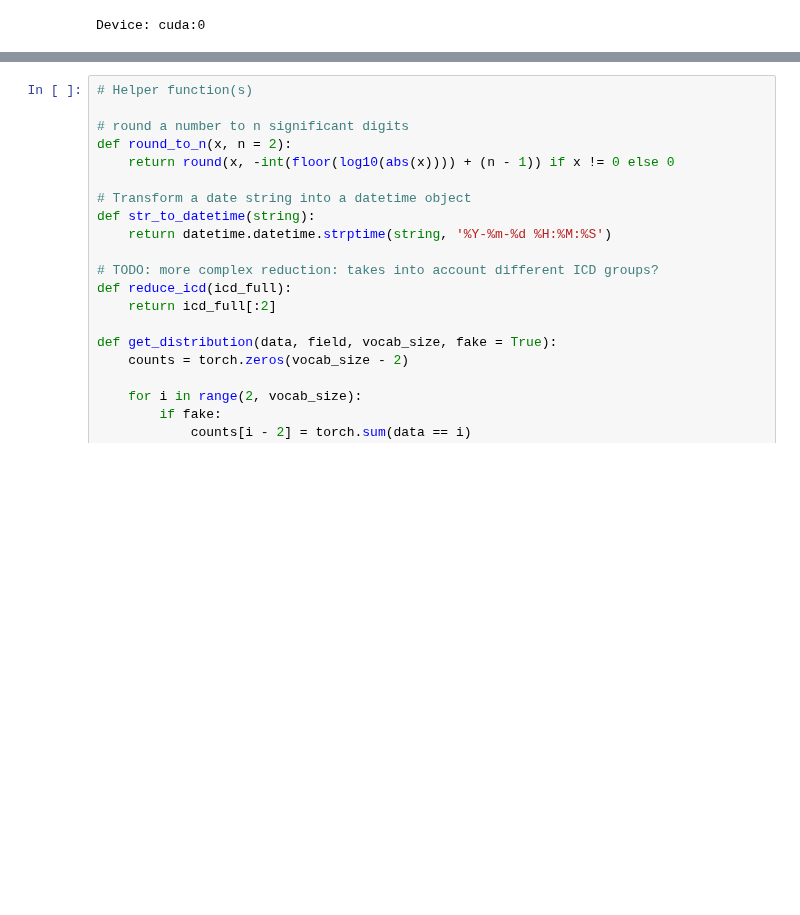
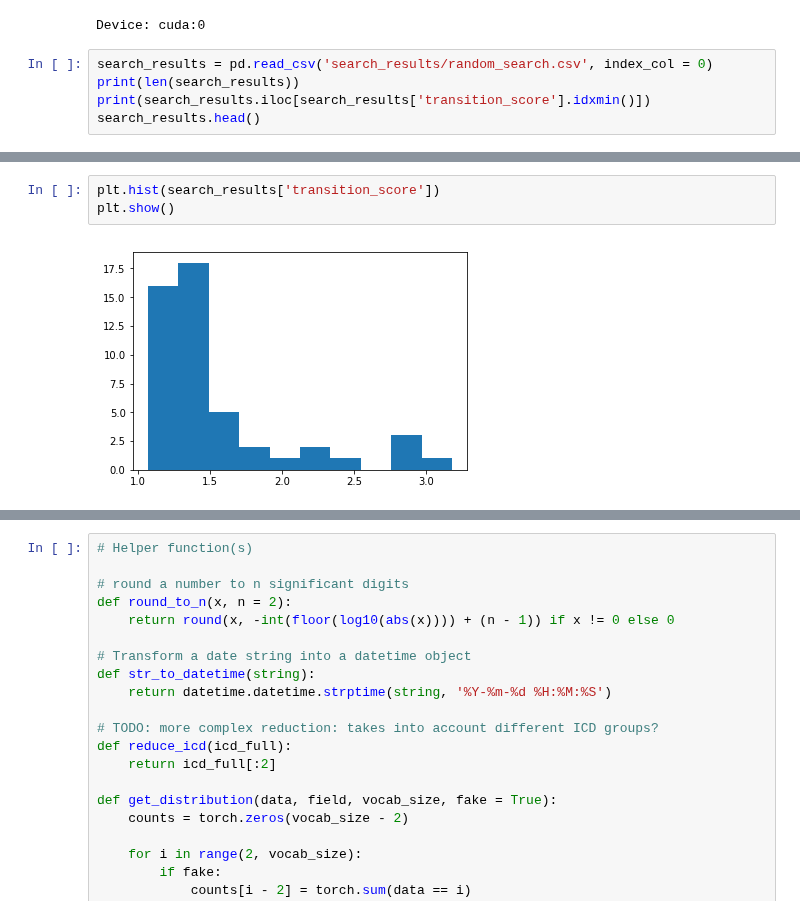
Before and after one commit to dsgelab/FinnGAN, a Jupyter notebook: main.ipynb, the cells around one changed output, grey strips where cells are left out. Saved outputs shown, nothing was run; the diff lists cells and outputs as text; blank space fills up the shorter version.

Commit message:
visualize hyperparameter search results

```diff
--- a/main.ipynb
+++ b/main.ipynb
@@ -36,3 +36,8 @@ print('Device:', device)
 Tensor = torch.cuda.FloatTensor if cuda else torch.FloatTensor
 # %% [output]
 Device: cuda:0
+# %%
+search_results = pd.read_csv('search_results/random_search.csv', index_col = 0)
+print(len(search_results))
+print(search_results.iloc[search_results['transition_score'].idxmin()])
+search_results.head()
@@ -38,0 +66,5 @@ Device: cuda:0
+# %%
+plt.hist(search_results['transition_score'])
+plt.show()
+# %% [output]
+[figure, added]
```
Also changed, not shown: parts of 3 cells of this notebook, 1 other file.
